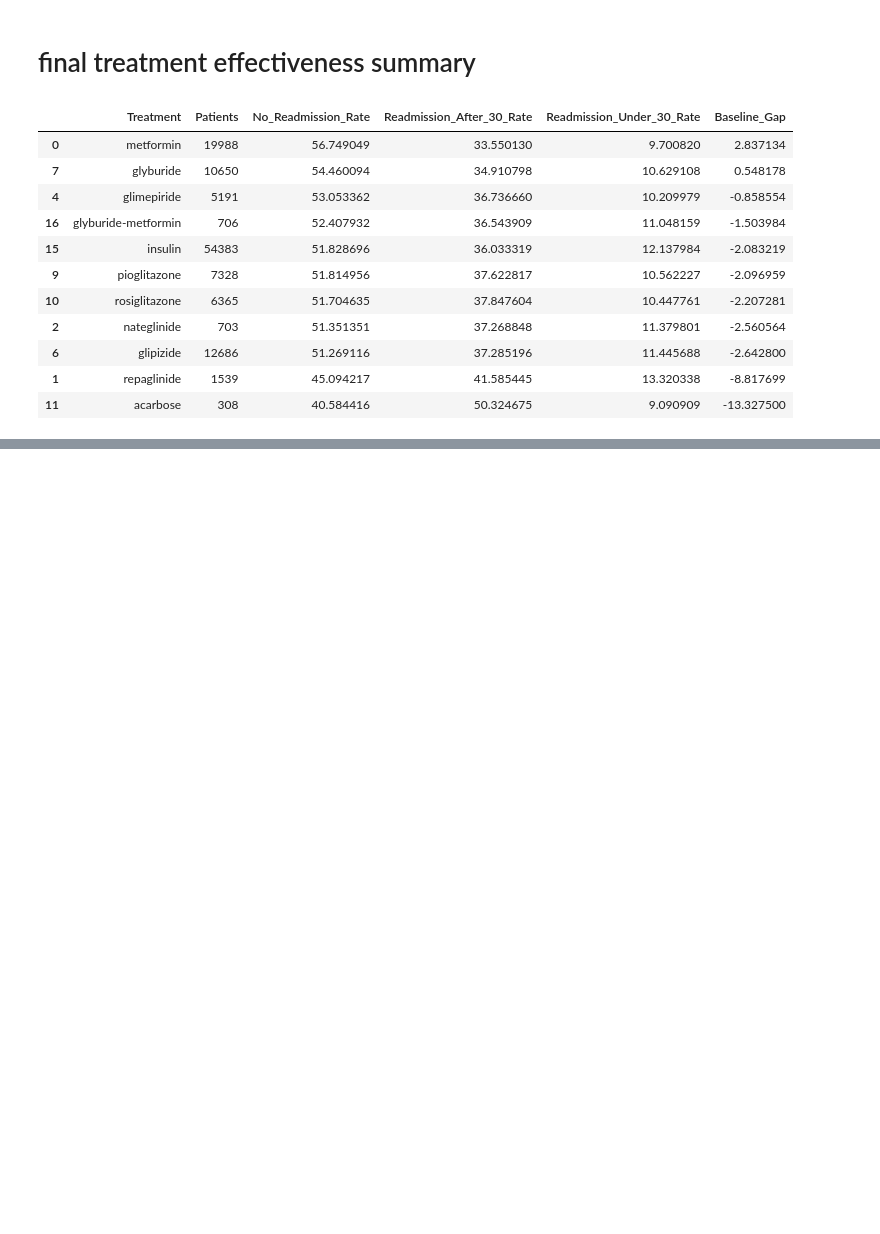
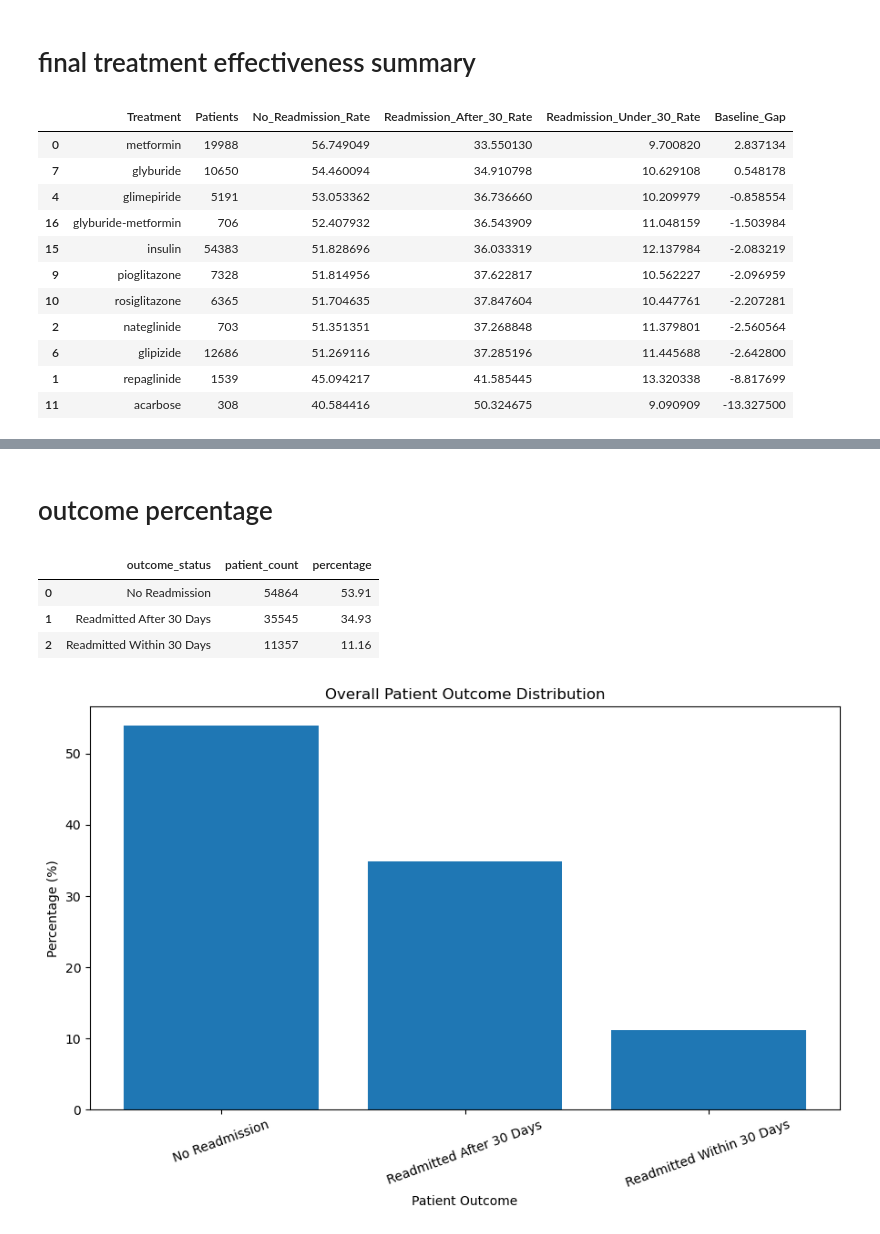
Before and after one commit to GKSJ-AI-CliniScan/HealthForecastAI, a Jupyter notebook: ml/notebooks/02-treatment-analysis.ipynb, the cells around one changed output, grey strips where cells are left out. Cells and saved outputs as stored; diff of their text form; code cells hidden in the pictures; blank space fills up the shorter version.

```diff
--- a/ml/notebooks/02-treatment-analysis.ipynb
+++ b/ml/notebooks/02-treatment-analysis.ipynb
@@ -509,0 +604,39 @@ treatment_summary
+# %% [markdown]
+# outcome percentage
+# %%
+outcome_summary = (
+    df["outcome_status"]
+    .value_counts()
+    .rename_axis("outcome_status")
+    .reset_index(name="patient_count")
+)
+
+outcome_summary["percentage"] = (
+    outcome_summary["patient_count"]
+    / outcome_summary["patient_count"].sum()
+    * 100
+).round(2)
+
+outcome_summary
+# %% [output]
+|  | outcome_status | patient_count | percentage |
+| 0 | No Readmission | 54864 | 53.91 |
+| 1 | Readmitted After 30 Days | 35545 | 34.93 |
+| 2 | Readmitted Within 30 Days | 11357 | 11.16 |
+# %%
+plt.figure(figsize=(9, 6))
+
+plt.bar(
+    outcome_summary["outcome_status"],
+    outcome_summary["percentage"]
+)
+
+plt.xlabel("Patient Outcome")
+plt.ylabel("Percentage (%)")
+plt.title("Overall Patient Outcome Distribution")
+
+plt.xticks(rotation=20)
+plt.tight_layout()
+plt.show()
+# %% [output]
+[figure, added]
```
Also changed, not shown: parts of 8 cells of this notebook.
